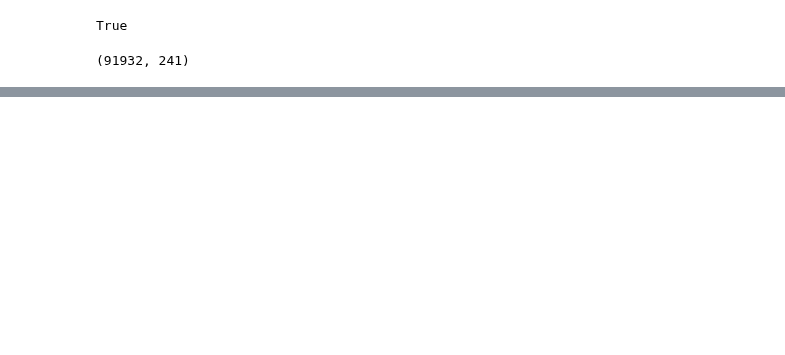
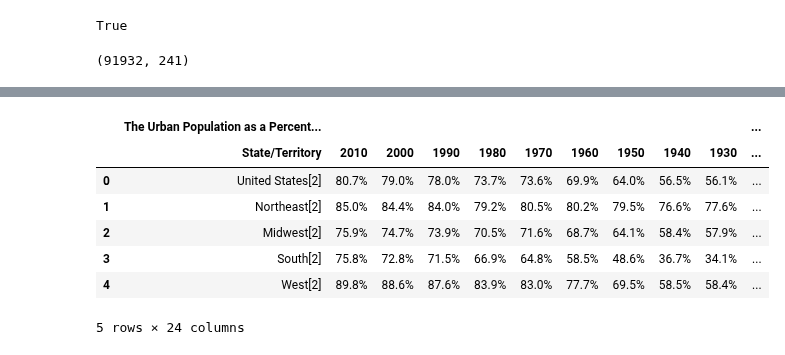
Before and after one commit to bdi2357/Covid19_forecasting, a Jupyter notebook: Mobility.ipynb, the cells around one changed output, grey strips where cells are left out. Saved outputs shown, nothing was run; the diff lists cells and outputs as text; code cells hidden in the pictures; blank space fills up the shorter version.

```diff
--- a/Mobility.ipynb
+++ b/Mobility.ipynb
@@ -380,0 +393,7 @@ df_fi = pd.
+# %%
+p = wiki.page("List_of_countries_by_age_structure")
+# %%
+df = pd.read_html(p.html())[0]
+for c in df.columns[1:]:
+    df[c] = df.apply(lambda r: float(re.findall('[0-9]+\.[0-9]+',r[c])[0])*0.01,axis=1 )
+df.columns
@@ -380,0 +468,8 @@ df_fi = pd.
+# %%
+u = wiki.page("Urbanization_by_country")
+uf = pd.read_html(u.html())[0]
+"""
+for c in uf.columns[1:]:
+    uf[c] = uf.apply(lambda r: float(re.findall('[0-9]+\.[0-9]+',r[c])[0])*0.01,axis=1 )
+"""
+uf.columns
@@ -380,0 +480,10 @@ df_fi = pd.
+# %%
+c = 'Urban Population (%)'
+def to_val(s):
+    if len(re.findall('[0-9]+\.[0-9]+',str(s)))>0:
+        return float(re.findall('[0-9]+\.[0-9]+',str(s))[0])*0.01
+    else:
+        return 1.0
+
+uf[c] = uf.apply(lambda r: to_val(r[c]),axis=1 )
+uf[['Nation', 'Urban Population (%)']][:30]
@@ -380,0 +508,17 @@ df_fi = pd.
+# %%
+us = wiki.page("Urbanization_in_the_United_States")
+usf2 = pd.read_html(us.html())[0]
+"""
+for c in uf.columns[1:]:
+    uf[c] = uf.apply(lambda r: float(re.findall('[0-9]+\.[0-9]+',r[c])[0])*0.01,axis=1 )
+"""
+usf2.head()
+# %% [output]
+|  | The Urban Population as a Percent... |  |  |  |  |  |  |  |  |  | ... |
+|  | State/Territory | 2010 | 2000 | 1990 | 1980 | 1970 | 1960 | 1950 | 1940 | 1930 | ... |
+| 0 | United States[2] | 80.7% | 79.0% | 78.0% | 73.7% | 73.6% | 69.9% | 64.0% | 56.5% | 56.1% | ... |
+| 1 | Northeast[2] | 85.0% | 84.4% | 84.0% | 79.2% | 80.5% | 80.2% | 79.5% | 76.6% | 77.6% | ... |
+| 2 | Midwest[2] | 75.9% | 74.7% | 73.9% | 70.5% | 71.6% | 68.7% | 64.1% | 58.4% | 57.9% | ... |
+| 3 | South[2] | 75.8% | 72.8% | 71.5% | 66.9% | 64.8% | 58.5% | 48.6% | 36.7% | 34.1% | ... |
+| 4 | West[2] | 89.8% | 88.6% | 87.6% | 83.9% | 83.0% | 77.7% | 69.5% | 58.5% | 58.4% | ... |
+5 rows × 24 columns
```
Also changed, not shown: parts of 32 cells of this notebook, 1 other file.
